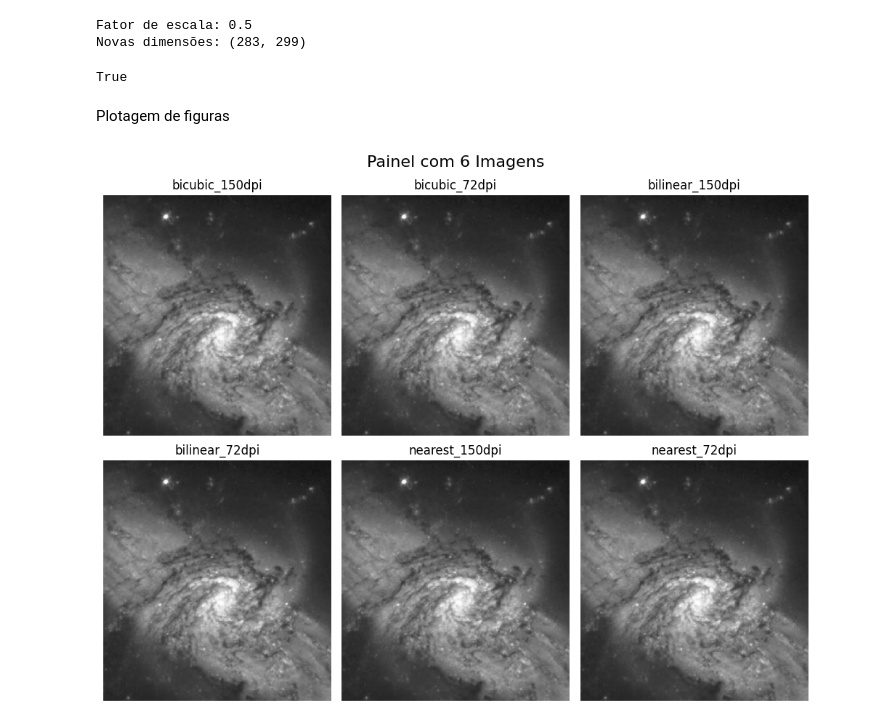
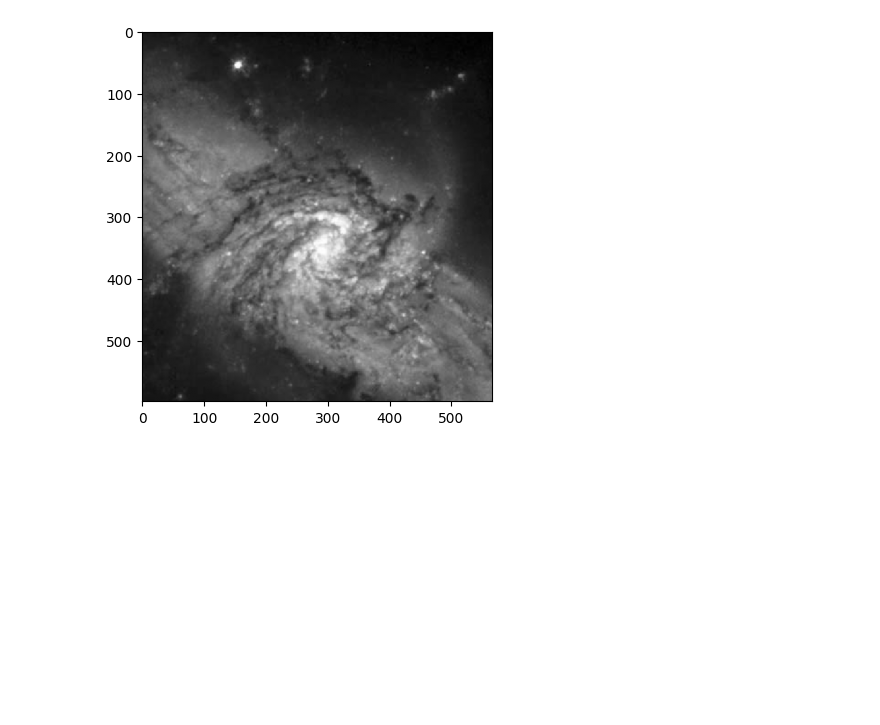
Before and after one commit to Felipecordeiiro/PDI, a Jupyter notebook: atvd1/atvd.ipynb, the cells around one changed output. Drawn from its saved outputs; the diff is of its cells as text; code cells hidden in the pictures; blank space fills up the shorter version.

```diff
--- a/atvd1/atvd.ipynb
+++ b/atvd1/atvd.ipynb
@@ -1,18 +1,10 @@
 # %%
 import os
 import cv2 as cv
+import numpy as np
 import matplotlib.pyplot as plt
 
-img_path = "D:/Area de trabalho/Faculdade/Disciplinas/2025.2/PDI/atvd1/Felipe Cordeiro de Sousa UFC - Fig0224(galaxy_pair_original) (1).tif"
-
+img_path = "Felipe Cordeiro de Sousa UFC - Fig0224(galaxy_pair_original) (1).tif"
 img = cv.imread(img_path, cv.IMREAD_GRAYSCALE)
-
-# Defina o DPI desejado
-dpi_desejado = 72
-dpi_original = 300
-
-print(f"DPI original: {dpi_original}, DPI desejado: {dpi_desejado}")
-
-h, w = img.shape
-print(f"Altura original: {h}, Largura original: {w}")
+print(f"Image.dtype: {img.dtype} e Image shape: {img.shape}")
 # %% [output]
@@ -53,59 +12,5 @@ True
-# %%
-# Fazendo resize da imagem para 300 dpi novamente
-# Salve a imagem no formato TIFF com os parâmetros de DPI
-dpi_desejado = 150
-scale_factor = dpi_desejado / dpi_original
-print(f"Fator de escala: {scale_factor}")
-
-new_w = int(w * scale_factor)
-new_h = int(h * scale_factor)
-new_dim = (new_w, new_h)
-print(f"Novas dimensões: {new_dim}")
-
-# Imagem redimensionada (usando interpolação vizinho mais próximo)
-resized_image_nearest = cv.resize(img, (w, h), interpolation=cv.INTER_NEAREST)
-# Imagem redimensionada (usando bilinear)
-resized_image_bilinear = cv.resize(img, (w, h), interpolation=cv.INTER_LINEAR)
-# Imagem redimensionada (usando bicúbica)
-resized_image_bicubic = cv.resize(img, (w, h), interpolation=cv.INTER_CUBIC)
-
-# Imagem restaurada ao tamanho original (usando interpolação vizinho mais próximo)
-original_image_from_resized = cv.resize(resized_image_nearest, (w, h), interpolation=cv.INTER_NEAREST)
-# Imagem restaurada ao tamanho original (usando bilinear)
-original_image_from_resized_bilinear = cv.resize(resized_image_bilinear, (w, h), interpolation=cv.INTER_LINEAR)
-# Imagem restaurada ao tamanho original (usando bicúbica)
-original_image_from_resized_bicubic = cv.resize(resized_image_bicubic, (w, h), interpolation=cv.INTER_CUBIC)
-
-cv.imwrite("results/bicubic_150dpi.tiff", original_image_from_resized_bicubic)
-cv.imwrite("results/bilinear_150dpi.tiff", original_image_from_resized_bilinear)
-cv.imwrite("results/nearest_150dpi.tiff", original_image_from_resized)
-# %% [output]
-Fator de escala: 0.5
-Novas dimensões: (283, 299)
-True
-# %% [markdown]
-Plotagem de figuras
-# %%
-
-fig, axes = plt.subplots(nrows=2, ncols=3, figsize=(10, 8))
-
-fig.suptitle('Painel com 6 Imagens', fontsize=16)
-fig_paths = os.listdir('results/')
-figures = [(fig_path.split('.')[0],cv.imread(os.path.join('results', fig_path))) for fig_path in fig_paths]
-
-# Percorrendo os eixos e as imagens para plotar cada uma
-for i, ax in enumerate(axes.flat):
-    # Exibe a imagem no subplot 'ax'
-    ax.imshow(figures[i][1])
-
-    # Adiciona um título a cada subplot
-    ax.set_title(f'{figures[i][0]}', fontsize=12)
-
-    # Desliga os eixos (números e marcações) para uma visualização mais limpa
-    ax.axis('off')
-
-fig.tight_layout()
-plt.savefig('results/painel_figures.tiff', dpi=300)
-plt.show()
-# %% [output]
-[figure, removed]
+# %%
+plt.imshow(img, cmap="gray")
+plt.show()
+# %% [output]
+[figure, added]
```
Also changed, not shown: parts of 4 cells of this notebook, 21 other files.
